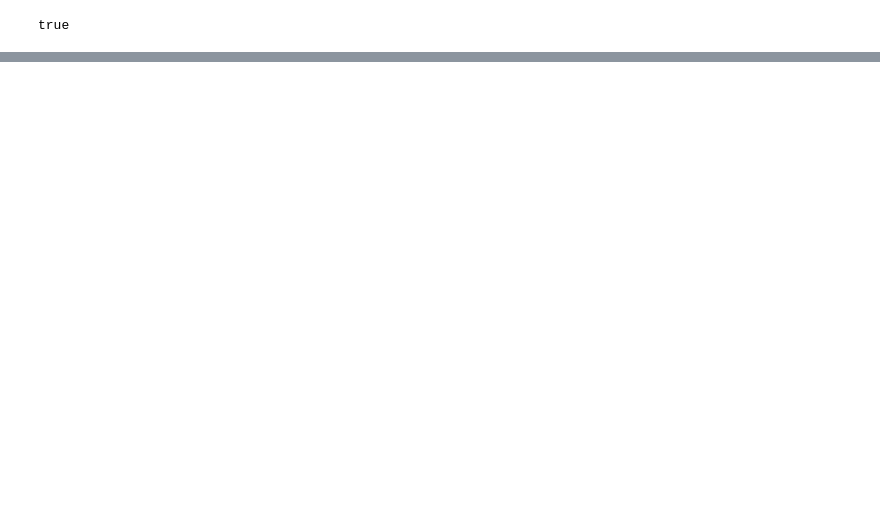
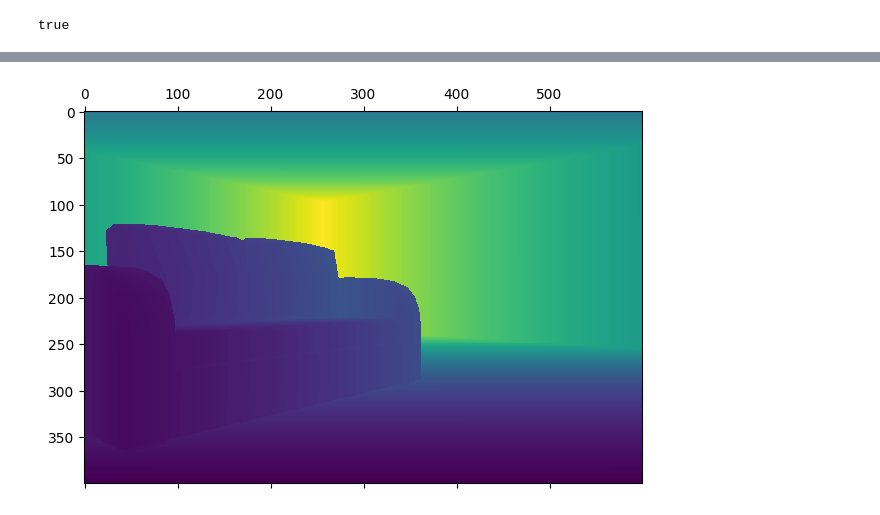
Before and after one commit to probcomp/InverseGraphics, a Jupyter notebook: notebooks/generative_model_scene_001.ipynb, the cells around one changed output, grey strips where cells are left out. Cells and saved outputs as stored; diff of their text form; code cells hidden in the pictures; blank space fills up the shorter version.

```diff
--- a/notebooks/generative_model_scene_001.ipynb
+++ b/notebooks/generative_model_scene_001.ipynb
@@ -210,0 +275,12 @@ GL.view_depth_image(clamp.(depth_image, 0.0, 200.0))
+# %%
+PyCall.py"""
+import matplotlib.pyplot as plt
+
+def matshow(mat):
+    plt.matshow(mat)
+"""
+
+depth_map_gt = last(belief_state.step_metadata_history[24].depth_map_list)
+PyCall.py"matshow"(depth_map_gt)
+# %% [output]
+[figure, added]
```
Also changed, not shown: parts of 15 cells of this notebook.
